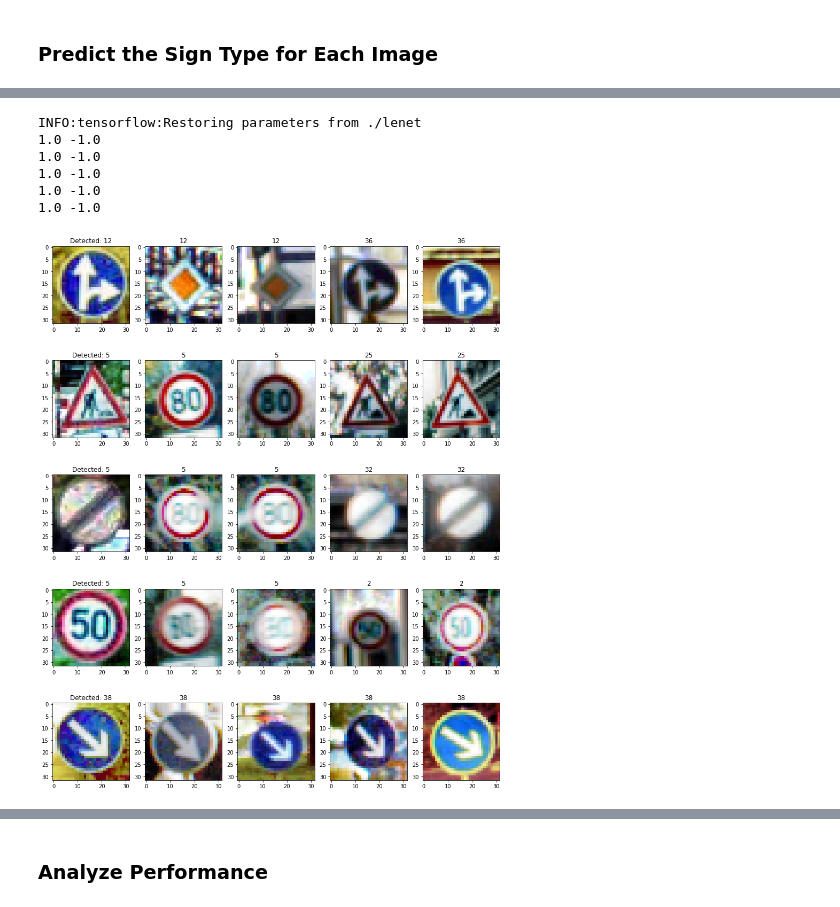
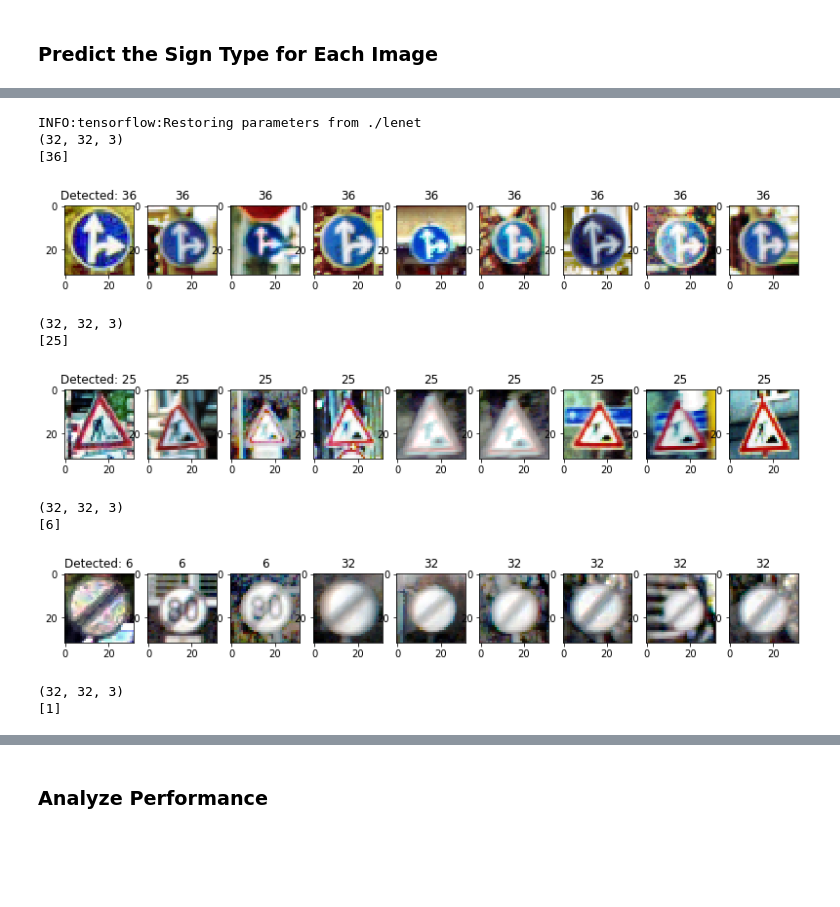
Before and after one commit to amedveczki/CarND-Traffic-Sign-Classifier-Project, a Jupyter notebook: Traffic_Sign_Classifier.ipynb, the cells around one changed output, grey strips where cells are left out. Saved outputs shown, nothing was run; the diff lists cells and outputs as text; code cells hidden in the pictures; blank space fills up the shorter version.

Commit message:
Final jupyter file (updated comments to match the sizes of various NN parts)

```diff
--- a/Traffic_Sign_Classifier.ipynb
+++ b/Traffic_Sign_Classifier.ipynb
@@ -183,6 +179,8 @@ def normalize(img, force = False):
     rgb_hist = np.dstack((cv2.equalizeHist(img[:,:,0]),
                  cv2.equalizeHist(img[:,:,1]),
                  cv2.equalizeHist(img[:,:,2])))
+
+    gc = cv2.cvtColor(img, cv2.COLOR_RGB2GRAY)
     return rgb_hist/127.5-1
 
 for pickled in train, valid, test:
@@ -216,5 +214,9 @@ for pickled in train, valid, test:
     # coords and sizes are not necessary, but let's make it pretty
     pickled['features'], pickled['labels'], pickled['coords'], pickled['sizes'] = \
         shuffle(pickled['features'], pickled['labels'], pickled['coords'], pickled['sizes'])
+
+X_train, y_train = train['features'], train['labels']
+X_valid, y_valid = valid['features'], valid['labels']
+X_test, y_test = test['features'], test['labels']
 # %% [output]
 ======================
@@ -415,3 +417,17 @@ plt.show()
 [figure]
 # %% [markdown]
 ### Predict the Sign Type for Each Image
+# %%
+# re-test saved NN
+saver = tf.train.Saver()
+
+with tf.Session() as sess:
+    saver.restore(sess, tf.train.latest_checkpoint('.'))
+    print (X_test.shape, y_test.shape)
+    test_accuracy = evaluate(X_valid, y_valid)
+    print("Test Accuracy = {:.3f}".format(test_accuracy))
+    for i in [3, 50, 100, 200, 500]:
+        print(sess.run(tf.argmax(logits, 1), feed_dict = { x : [X_test[i]], keep_prob:1}), y_test[i])
+        #print(X_test[i])
+        plt.imshow(denormalize(X_test[i]))
+        plt.show()
@@ -418,5 +448,10 @@ plt.show()
 # %%
 saver = tf.train.Saver()
+
+#indices = [3, 50, 100, 200, 500]
+
+#new_images, new_y = [[X_test[i] for i in indices],
+#                     [y_test[i] for i in indices]]
 
 # Save examples for debugging
 label_indices = { x : [] for x in range(n_classes)}
@@ -426,53 +461,72 @@ for i in range(len(train['labels'])):
 for i in range(n_classes):
     #print("for idx %d number of images: %d" % (i, len(label_indices[i])))
     continue # ... only for debug
-    fig = plt.figure(figsize = (15, 15))
+    fig = plt.figure(figsize = (10, 10))
 
     for j in range(4):
         fig.add_subplot(1, 5, j+2).set_title(i)
         print(train['labels'][i])
         plt.imshow(denormalize(train['features'][label_indices[i][random.randint(0, len(label_indices[i]))]]))
 
     plt.show()
 
 with tf.Session() as sess:
-    saver.restore(sess, "./lenet")
+    saver.restore(sess, tf.train.latest_checkpoint('.'))
 
-    fig = plt.figure(figsize = (15, 19))
-    rows = len(new_images)
-    cols = 5 # x and 2-2 examples from training with the matched and real images
     # Normalize images
     for i in range(len(new_images)):
-        print(np.max(new_images[i]), np.min(new_images[i]))
+        fig = plt.figure(figsize = (15, 5))
+        rows = 1
+        cols = 10 # x and 2-2 examples from training with the matched and real images
+
+        print(new_images[i].shape)
         result = sess.run(tf.argmax(logits, 1), feed_dict = { x : [new_images[i]], keep_prob:1})
-        fig.add_subplot(rows, cols, i*cols + 1).set_title("Detected: %d" % result)
+        fig.add_subplot(rows, cols, 1).set_title("Detected: %d" % result)
         plt.imshow(denormalize(new_images[i]))
 
         # show 2 examples which match the detected
+        print(result)
         result = result[0]
         idx = label_indices[result][random.randint(0, len(label_indices[result])-1)]
-        fig.add_subplot(rows, cols, i*cols + 2).set_title(result)
+        fig.add_subplot(rows, cols, 2).set_title(result)
         plt.imshow(denormalize(train['features'][idx]))
 
         idx = label_indices[result][random.randint(0, len(label_indices[result])-1)]
-        fig.add_subplot(rows, cols, i*cols + 3).set_title(result)
+        fig.add_subplot(rows, cols, 3).set_title(result)
         plt.imshow(denormalize(train['features'][idx]))
 
         # show 2 examples with the real one
         idx = label_indices[new_y[i]][random.randint(0, len(label_indices[new_y[i]])-1)]
-        fig.add_subplot(rows, cols, i*cols + 4).set_title(new_y[i])
+        fig.add_subplot(rows, cols, 4).set_title(new_y[i])
         plt.imshow(denormalize(train['features'][idx]))
 
         idx = label_indices[new_y[i]][random.randint(0, len(label_indices[new_y[i]])-1)]
-        fig.add_subplot(rows, cols, i*cols + 5).set_title(new_y[i])
+        fig.add_subplot(rows, cols, 5).set_title(new_y[i])
+        plt.imshow(denormalize(train['features'][idx]))
+        idx = label_indices[new_y[i]][random.randint(0, len(label_indices[new_y[i]])-1)]
+        fig.add_subplot(rows, cols, 6).set_title(new_y[i])
+        plt.imshow(denormalize(train['features'][idx]))
+        idx = label_indices[new_y[i]][random.randint(0, len(label_indices[new_y[i]])-1)]
+        fig.add_subplot(rows, cols, 7).set_title(new_y[i])
+        plt.imshow(denormalize(train['features'][idx]))
+        idx = label_indices[new_y[i]][random.randint(0, len(label_indices[new_y[i]])-1)]
+        fig.add_subplot(rows, cols, 8).set_title(new_y[i])
+        plt.imshow(denormalize(train['features'][idx]))
+        idx = label_indices[new_y[i]][random.randint(0, len(label_indices[new_y[i]])-1)]
+        fig.add_subplot(rows, cols, 9).set_title(new_y[i])
         plt.imshow(denormalize(train['features'][idx]))
 
-    plt.show()
+        plt.show()
 # %% [output]
 INFO:tensorflow:Restoring parameters from ./lenet
-1.0 -1.0
-1.0 -1.0
-1.0 -1.0
-1.0 -1.0
-1.0 -1.0
+(32, 32, 3)
+[36]
-[figure, old version]
+[figure, new version]
+(32, 32, 3)
+[25]
+[figure, added]
+(32, 32, 3)
+[6]
+[figure, added]
+(32, 32, 3)
+[1]
```
Also changed, not shown: parts of 9 cells of this notebook.
